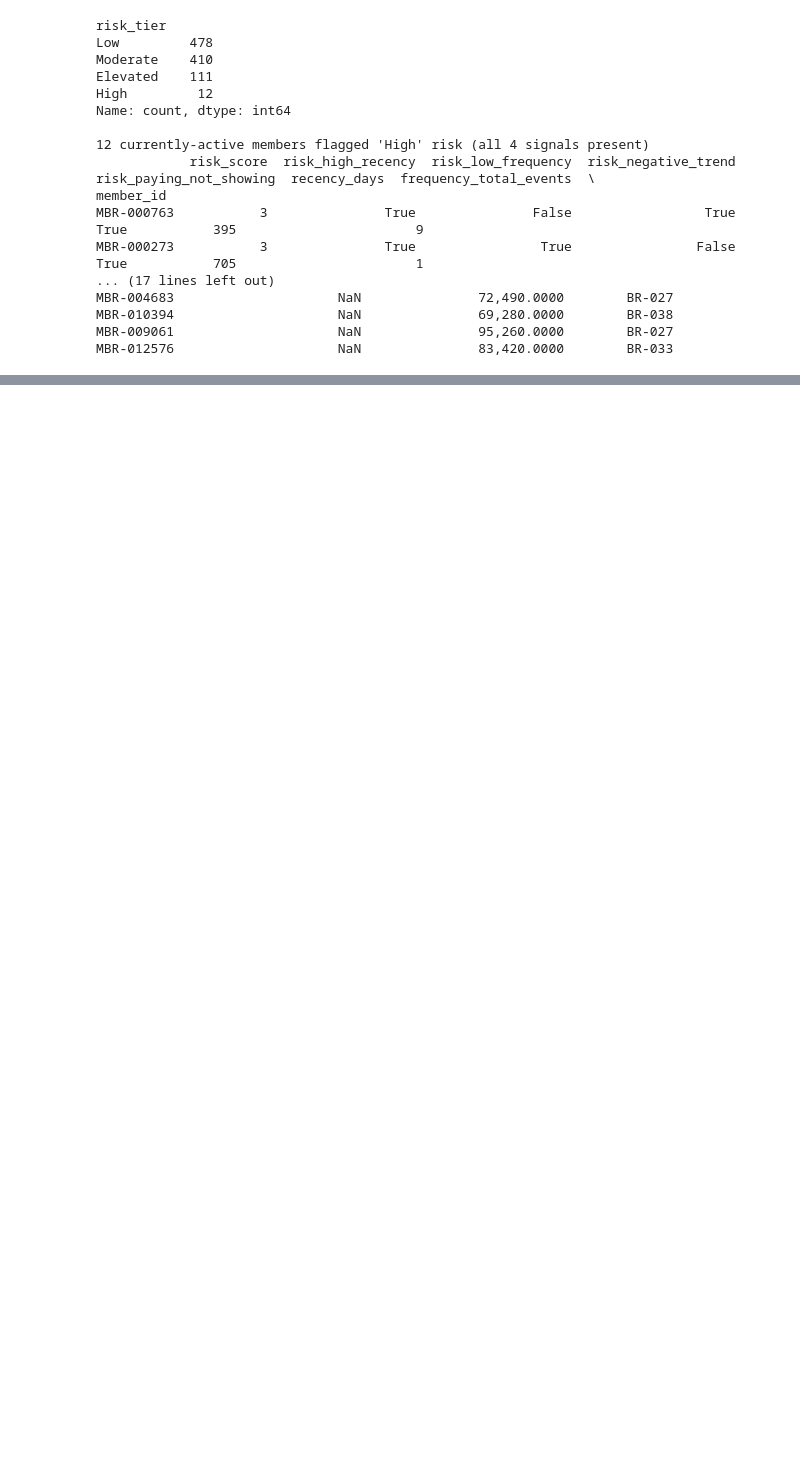
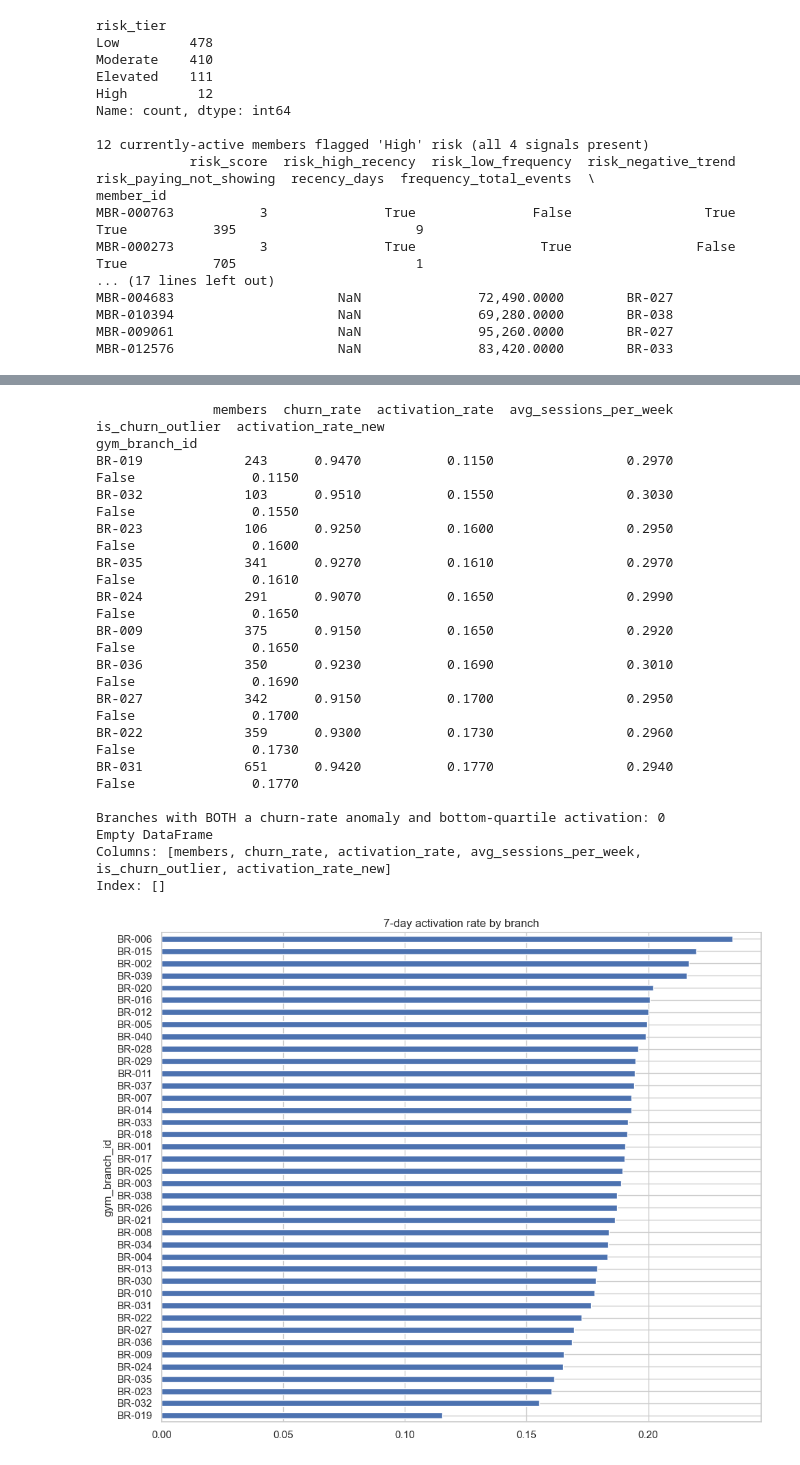
Before and after one commit to kalviumcommunity/JDF_StreakForge_Kalvium-Community, a Jupyter notebook: notebooks/05_kpi_and_insight_generation.ipynb, the cells around one changed output, grey strips where cells are left out. Saved outputs shown, nothing was run; the diff lists cells and outputs as text; code cells hidden in the pictures; blank space fills up the shorter version.

```diff
--- a/notebooks/05_kpi_and_insight_generation.ipynb
+++ b/notebooks/05_kpi_and_insight_generation.ipynb
@@ -363,0 +500,41 @@ MBR-012576                     NaN               83,420.0000        BR-033
+# %%
+# ── 12.1.c Branch-level activation, cross-referenced with PR11's churn-outlier branches ──
+branch_activation = member_summary.groupby("gym_branch_id", observed=True)["activated_7d"].mean().rename("activation_rate")
+branch_view = branch_risk.set_index("gym_branch_id").join(branch_activation,rsuffix="_new")
+
+print(branch_view.sort_values("activation_rate").head(10).round(3))
+
+# branches that are BOTH churn-rate outliers (PR11) AND in the bottom quartile
+# of activation are the strongest operational-cause candidates
+low_activation_cutoff = branch_view["activation_rate"].quantile(0.25)
+compounded_risk_branches = branch_view.loc[
+    branch_view["is_churn_outlier"] & (branch_view["activation_rate"] <= low_activation_cutoff)
+]
+print(f"\nBranches with BOTH a churn-rate anomaly and bottom-quartile activation: {len(compounded_risk_branches)}")
+print(compounded_risk_branches.round(3))
+
+fig, ax = plt.subplots(figsize=(10, 8))
+branch_view.sort_values("activation_rate").plot(kind="barh", y="activation_rate", ax=ax, legend=False, color="#4C72B0")
+ax.set_title("7-day activation rate by branch")
+plt.tight_layout()
+plt.savefig(FIGURES_DIR / "pr12_activation_by_branch.png", dpi=100)
+plt.show()
+# %% [output]
+               members  churn_rate  activation_rate  avg_sessions_per_week  is_churn_outlier  activation_rate_new
+gym_branch_id
+BR-019             243      0.9470           0.1150                 0.2970             False               0.1150
+BR-032             103      0.9510           0.1550                 0.3030             False               0.1550
+BR-023             106      0.9250           0.1600                 0.2950             False               0.1600
+BR-035             341      0.9270           0.1610                 0.2970             False               0.1610
+BR-024             291      0.9070           0.1650                 0.2990             False               0.1650
+BR-009             375      0.9150           0.1650                 0.2920             False               0.1650
+BR-036             350      0.9230           0.1690                 0.3010             False               0.1690
+BR-027             342      0.9150           0.1700                 0.2950             False               0.1700
+BR-022             359      0.9300           0.1730                 0.2960             False               0.1730
+BR-031             651      0.9420           0.1770                 0.2940             False               0.1770
+
+Branches with BOTH a churn-rate anomaly and bottom-quartile activation: 0
+Empty DataFrame
+Columns: [members, churn_rate, activation_rate, avg_sessions_per_week, is_churn_outlier, activation_rate_new]
+Index: []
+[figure, added]
```
Also changed, not shown: parts of 9 cells of this notebook, 18 other files.
